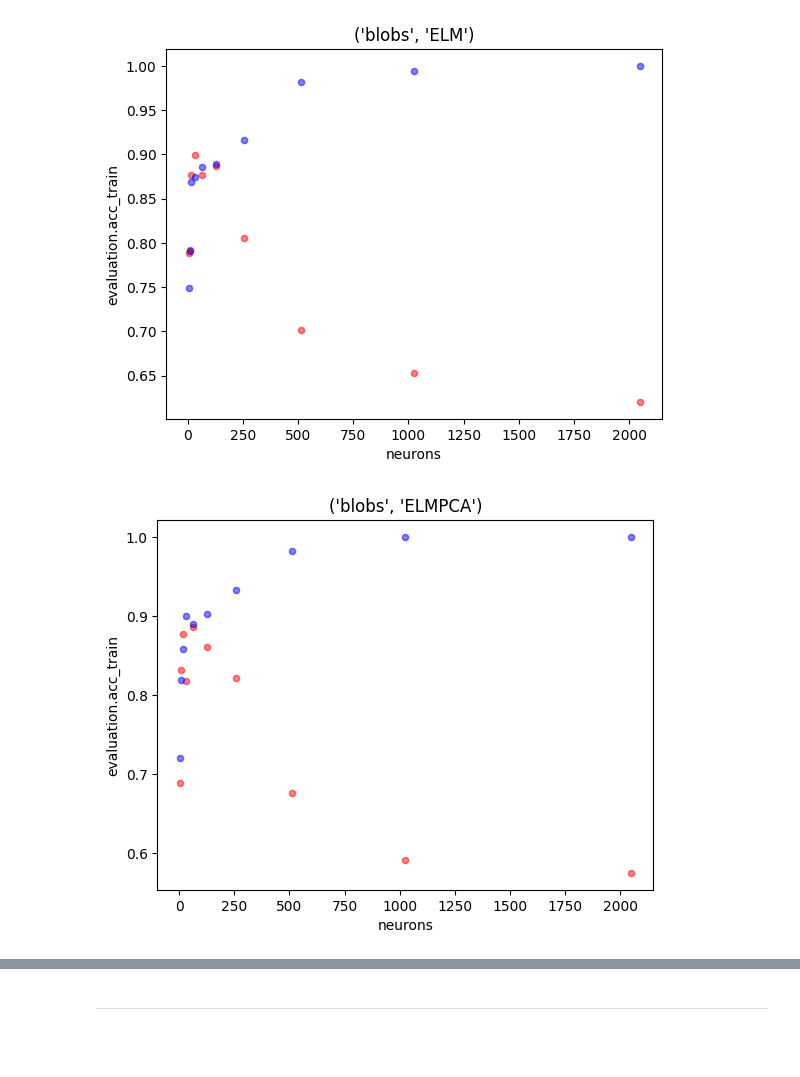
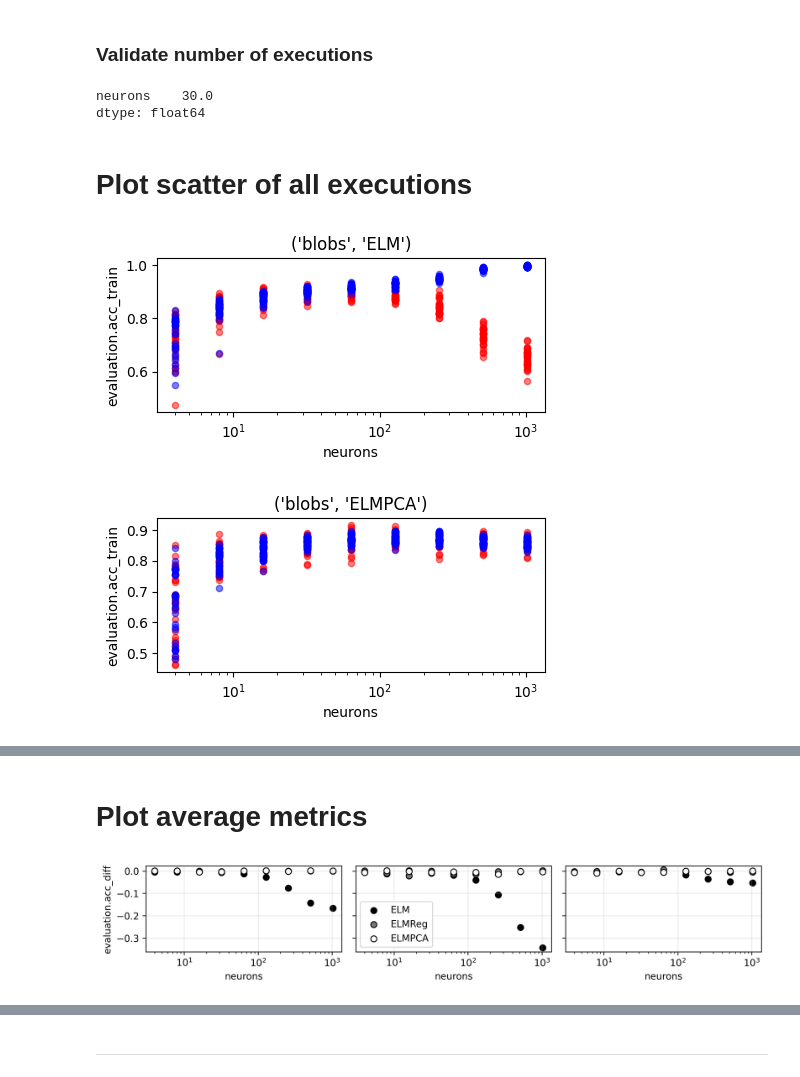
Before and after one commit to vmgustavo/202202-UFMG-RNA, a Jupyter notebook: paper01/visualize.ipynb, the cells around one changed output, grey strips where cells are left out. Cells and saved outputs as stored; diff of their text form; code cells hidden in the pictures; blank space fills up the shorter version.

```diff
--- a/paper01/visualize.ipynb
+++ b/paper01/visualize.ipynb
@@ -30,17 +22,28 @@ df.sort_values("evaluation.acc_test", ascending=False).head()
+# %% [markdown]
+### Validate number of executions
+# %%
+df.groupby(["dataset", "model", "neurons"]).agg({"neurons": "count"}).mean()
+# %% [output]
+neurons    30.0
+dtype: float64
+# %% [markdown]
+# Plot scatter of all executions
 # %%
 for name, group in df.groupby(["dataset", "model"]):
+    plt.figure(figsize=(5, 2))
     ax = plt.gca()
     group.plot.scatter(
         x="neurons", y="evaluation.acc_test",
         color="red", alpha=.5, ax=ax,
     )
     group.plot.scatter(
         x="neurons", y="evaluation.acc_train",
         color="blue", alpha=.5, ax=ax,
     )
+    plt.xscale("log")
     plt.title(name)
     plt.show()
     plt.close()
 # %% [output]
-[figure, old version]
+[figure, new version]
-[figure, old version]
+[figure, new version]
@@ -53,0 +57,2 @@ for name, group in df.groupby(["dataset", "model"]):
+# %% [markdown]
+# Plot average metrics
@@ -53,0 +71,18 @@ for name, group in df.groupby(["dataset", "model"]):
+# %%
+fig, ax = plt.subplots(1, 3, figsize=(10, 2), dpi=300, sharex=True, sharey=True)
+
+for i, dataset in enumerate(["linear", "blobs", "moons"]):
+    for (model, color) in [("ELM", "#000000"), ("ELMReg", "#777777"), ("ELMPCA", "#FFFFFF")]:
+        means[
+            (means["dataset"] == dataset)
+            & (means["model"] == model)
+        ].plot.scatter(x="neurons", y="evaluation.acc_diff", color=color, edgecolors="black", ax=ax[i], s=40, label=model)
+        ax[i].grid(alpha=.3)
+        ax[i].get_legend().remove()
+
+ax[1].legend()
+plt.xscale("log")
+plt.tight_layout()
+plt.savefig("metrics.pdf")
+# %% [output]
+[figure, added]
```
Also changed, not shown: parts of 17 cells of this notebook, 1 other file.
